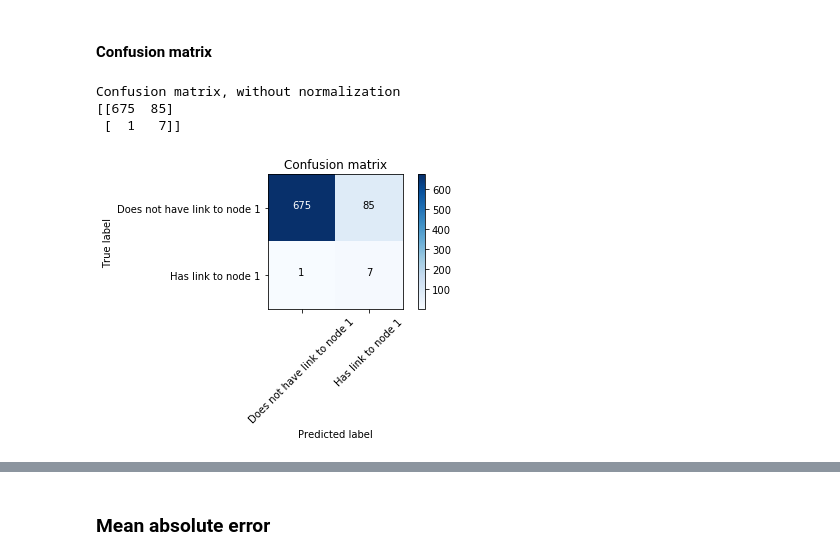
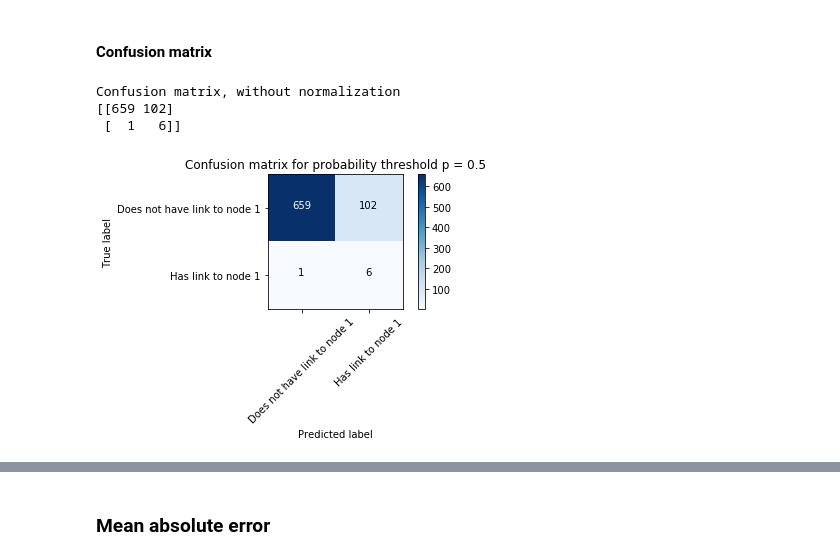
Before and after one commit to rpagliuca/amazon-copurchased-data-science, a Jupyter notebook: predict_links.ipynb, the cells around one changed output, grey strips where cells are left out. Cells and saved outputs as stored; diff of their text form; code cells hidden in the pictures.

```diff
--- a/predict_links.ipynb
+++ b/predict_links.ipynb
@@ -344,14 +344,14 @@ plt.show()
 # %% [markdown]
 #### Confusion matrix
 # %%
-cnf_matrix = sklearn.metrics.confusion_matrix(test_target, map(lambda p: 1 if p > 0.5 else 0, predictions))
+cnf_matrix = sklearn.metrics.confusion_matrix(test_target, map(lambda p: 1 if p[1] > 0.5 else 0, predictions_probability))
 # %%
 plt.figure()
 plot_confusion_matrix(cnf_matrix, classes=['Does not have link to node 1', 'Has link to node 1'],
-                      title='Confusion matrix')
+                      title='Confusion matrix for probability threshold p = 0.5')
 plt.show()
 # %% [output]
 Confusion matrix, without normalization
-[[675  85]
- [  1   7]]
+[[659 102]
+ [  1   6]]
-[figure, old version]
+[figure, new version]
```
Also changed, not shown: parts of 9 cells of this notebook, 1 other file.
